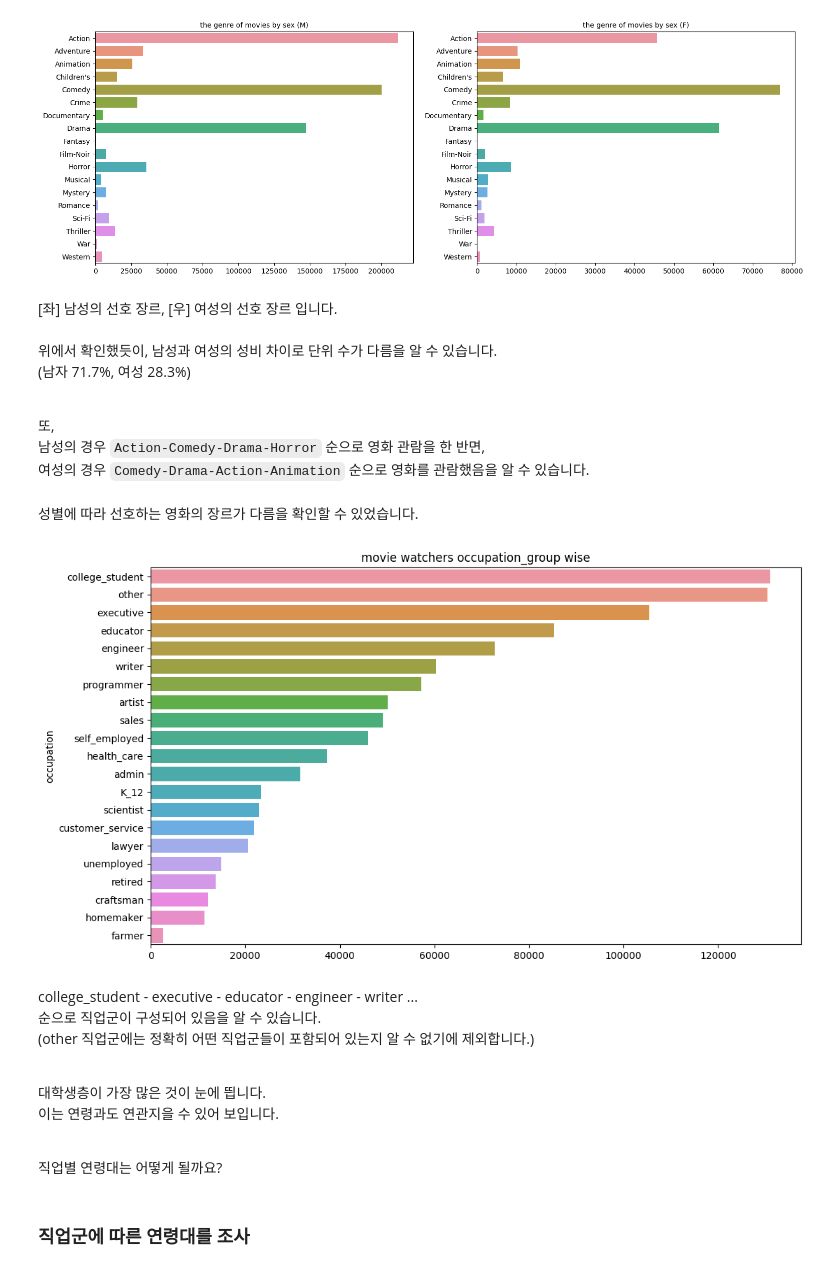
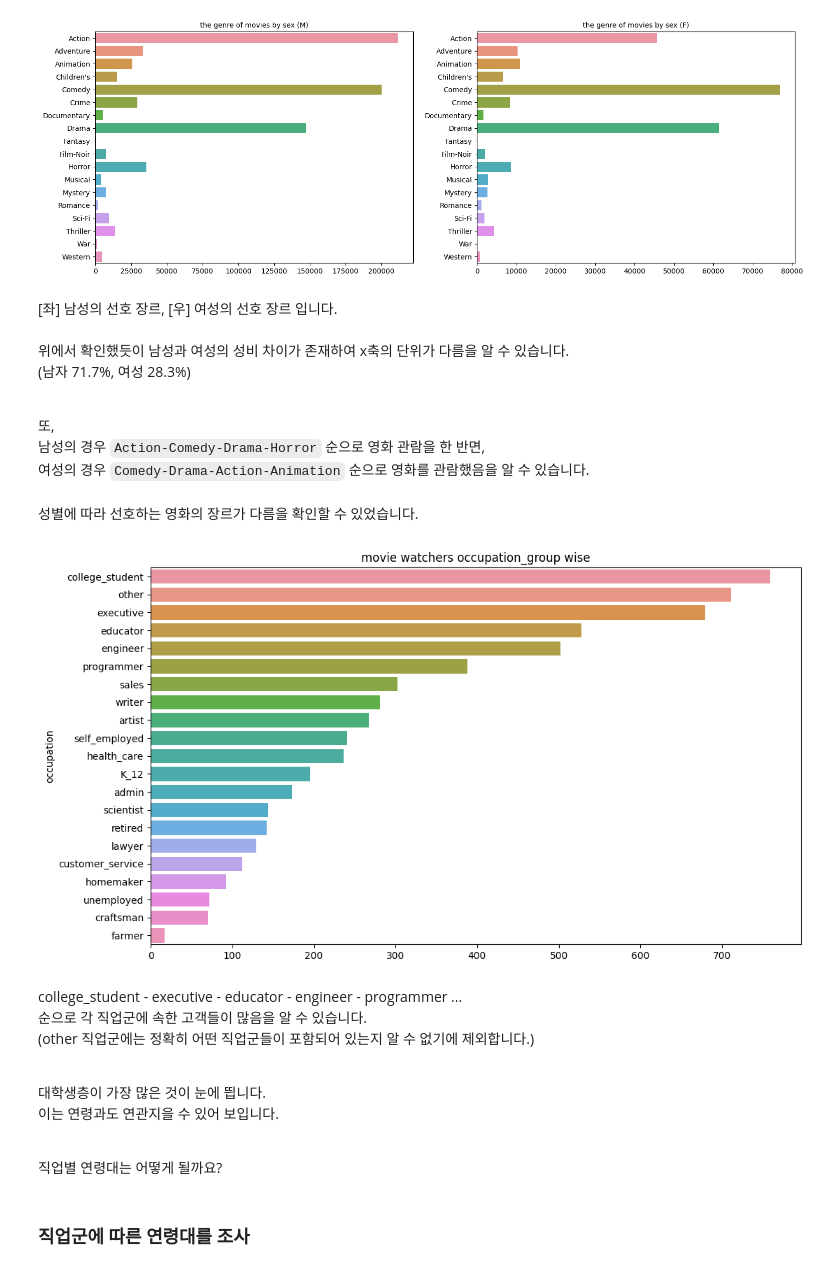
Before and after one commit to yunong-E/cp2-Recommendation-System, a Jupyter notebook: Recommendation_System_ver_2_0.ipynb, the cells around one changed output. Cells and saved outputs as stored; diff of their text form; code cells hidden in the pictures.

```diff
--- a/Recommendation_System_ver_2_0.ipynb
+++ b/Recommendation_System_ver_2_0.ipynb
@@ -1206,7 +1191,7 @@ plt.show()
 [figure]
 # %% [markdown]
 [좌] 남성의 선호 장르, [우] 여성의 선호 장르 입니다. <br><br>
-위에서 확인했듯이, 남성과 여성의 성비 차이로 단위 수가 다름을 알 수 있습니다. <br>
+위에서 확인했듯이 남성과 여성의 성비 차이가 존재하여 x축의 단위가 다름을 알 수 있습니다. <br>
 (남자 71.7%, 여성 28.3%) <br><br>
 
 또, <br>
@@ -1216,16 +1201,16 @@ plt.show()
 # %%
 # 각 직업군 별 인기(선호) 장르가 있을까요?
 # 먼저 직업군의 종류와 그의 수(비율)를 확인해봅시다.
-plt.figure(figsize=(12,7))
-movie_watcher_occupants = ratings_users_movies.groupby('occupation').size().sort_values(ascending=False)
+plt.figure(figsize=(12, 7))
+movie_watcher_occupants = df1.groupby('occupation').size().sort_values(ascending=False)
 sns.barplot(x=movie_watcher_occupants.values, y=movie_watcher_occupants.index)
 plt.title('movie watchers occupation_group wise')
 plt.xticks();
 # %% [output]
-[figure, old version]
+[figure, new version]
 # %% [markdown]
-college_student - executive - educator - engineer - writer ... <br>
-순으로 직업군이 구성되어 있음을 알 수 있습니다. <br>
+college_student - executive - educator - engineer - programmer ... <br>
+순으로 각 직업군에 속한 고객들이 많음을 알 수 있습니다. <br>
 (other 직업군에는 정확히 어떤 직업군들이 포함되어 있는지 알 수 없기에 제외합니다.) <br><br>
 
 대학생층이 가장 많은 것이 눈에 띕니다. <br>
```
Also changed, not shown: parts of 38 cells of this notebook.
